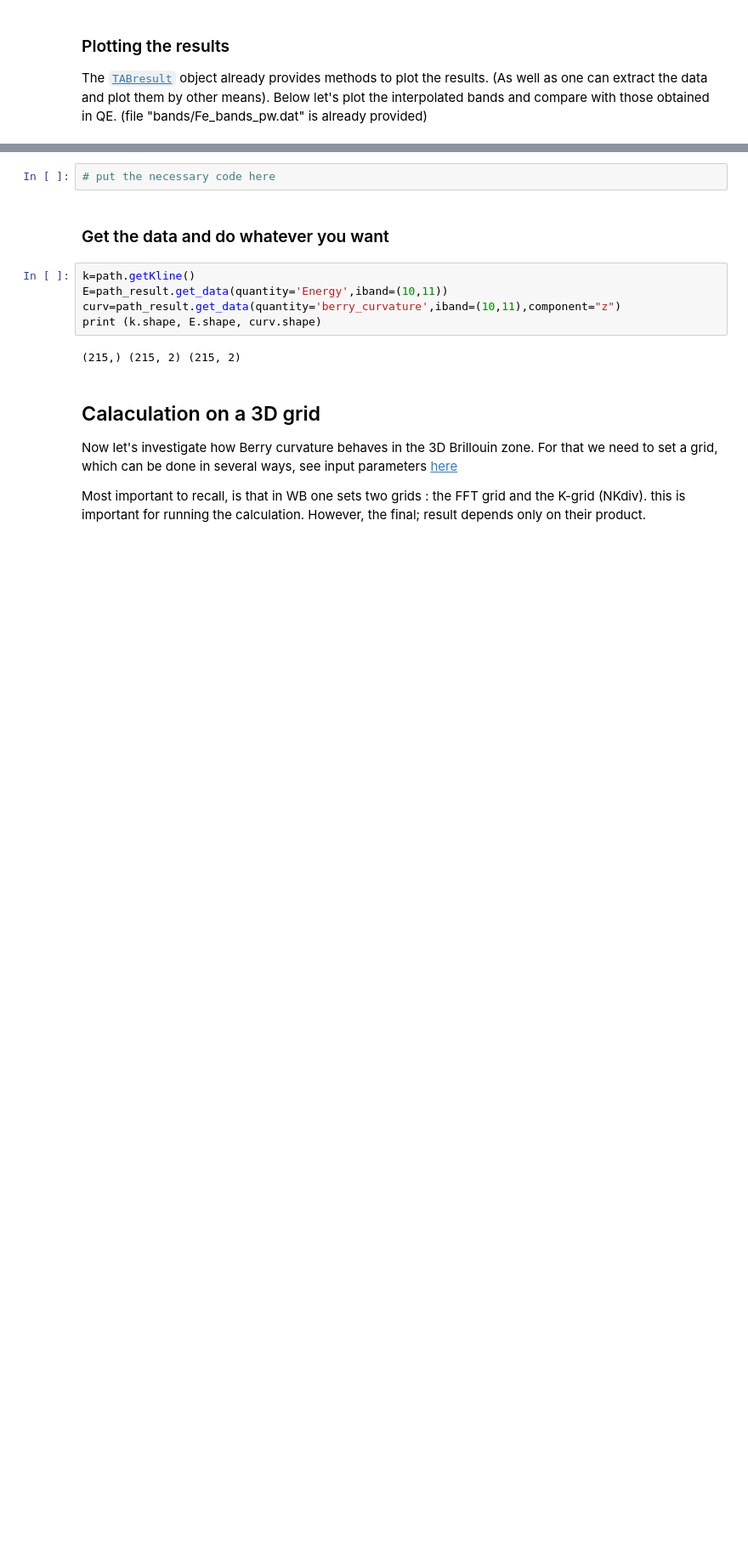
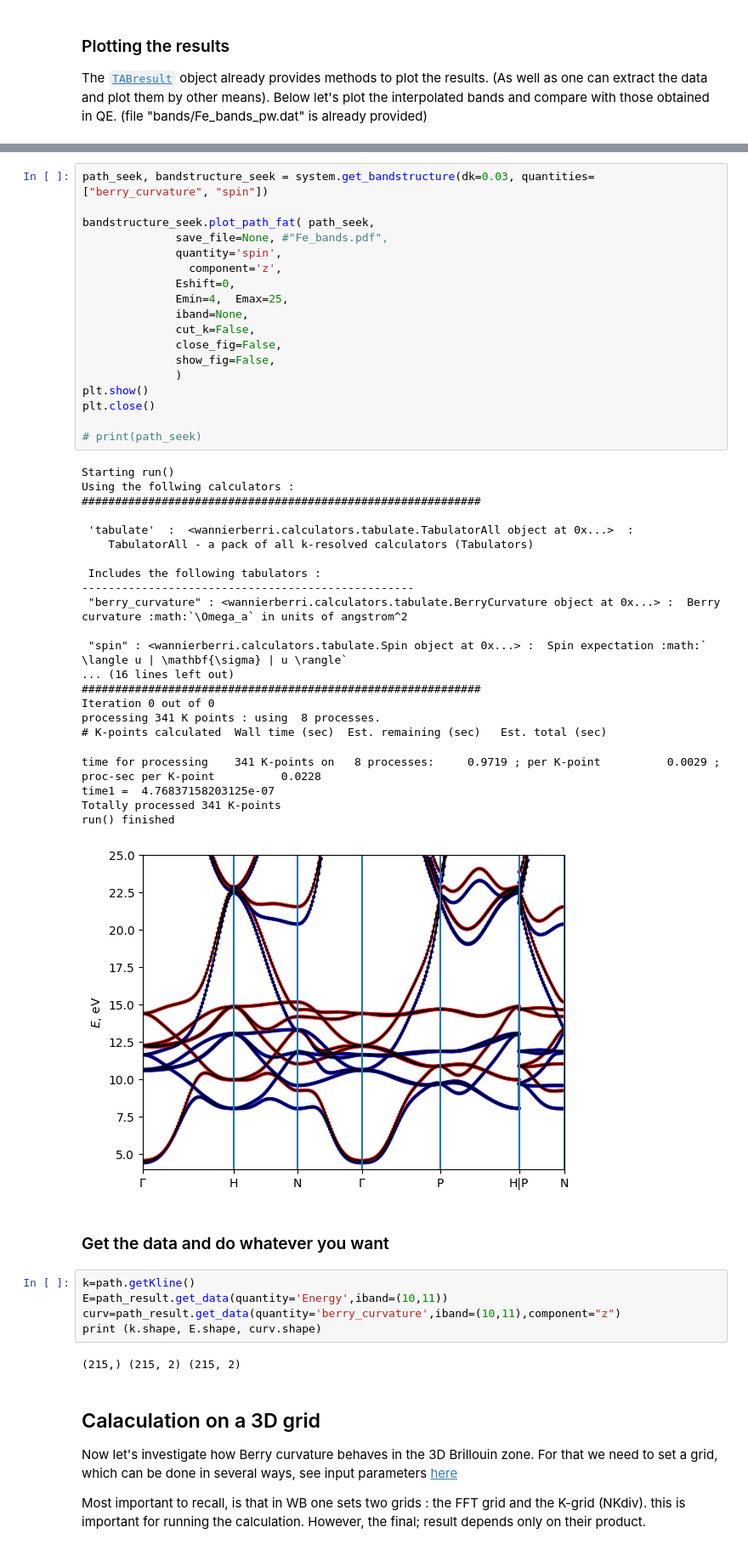
Before and after one commit to wannier-berri/WannierBerri-tutorial, a Jupyter notebook: tutorials/1_basic/tutorial-wb-basic-solution.ipynb, the cells around one changed output, grey strips where cells are left out. Shown at 85% size. Cells and saved outputs as stored; diff of their text form; blank space fills up the shorter version.

```diff
--- a/tutorials/1_basic/tutorial-wb-basic-solution.ipynb
+++ b/tutorials/1_basic/tutorial-wb-basic-solution.ipynb
@@ -300,5 +332,44 @@ Hint : look here for a proper Calculator https://wannier-berri.org/docs/calculat
 # %%
-# put the necessary code here
+path_seek, bandstructure_seek = system.get_bandstructure(dk=0.03, quantities=["berry_curvature", "spin"])
+
+bandstructure_seek.plot_path_fat( path_seek,
+              save_file=None, #"Fe_bands.pdf",
+              quantity='spin',
+                component='z',
+              Eshift=0,
+              Emin=4,  Emax=25,
+              iband=None,
+              cut_k=False,
+              close_fig=False,
+              show_fig=False,
+              )
+plt.show()
+plt.close()
+
+# print(path_seek)
+# %% [output]
+Starting run()
+Using the follwing calculators :
+############################################################
+
+ 'tabulate'  :  <wannierberri.calculators.tabulate.TabulatorAll object at 0x...>  :
+    TabulatorAll - a pack of all k-resolved calculators (Tabulators)
+
+ Includes the following tabulators :
+--------------------------------------------------
+ "berry_curvature" : <wannierberri.calculators.tabulate.BerryCurvature object at 0x...> :  Berry curvature :math:`\Omega_a` in units of angstrom^2
+
+ "spin" : <wannierberri.calculators.tabulate.Spin object at 0x...> :  Spin expectation :math:` \langle u | \mathbf{\sigma} | u \rangle`
+... (16 lines left out)
+############################################################
+Iteration 0 out of 0
+processing 341 K points : using  8 processes.
+# K-points calculated  Wall time (sec)  Est. remaining (sec)   Est. total (sec)
+time for processing    341 K-points on   8 processes:     0.9719 ; per K-point          0.0029 ; proc-sec per K-point          0.0228
+time1 =  4.76837158203125e-07
+Totally processed 341 K-points
+run() finished
+[figure, added]
 # %% [markdown]
 ### Get the data and do whatever you want
 # %%
```
Also changed, not shown: parts of 31 cells of this notebook.
